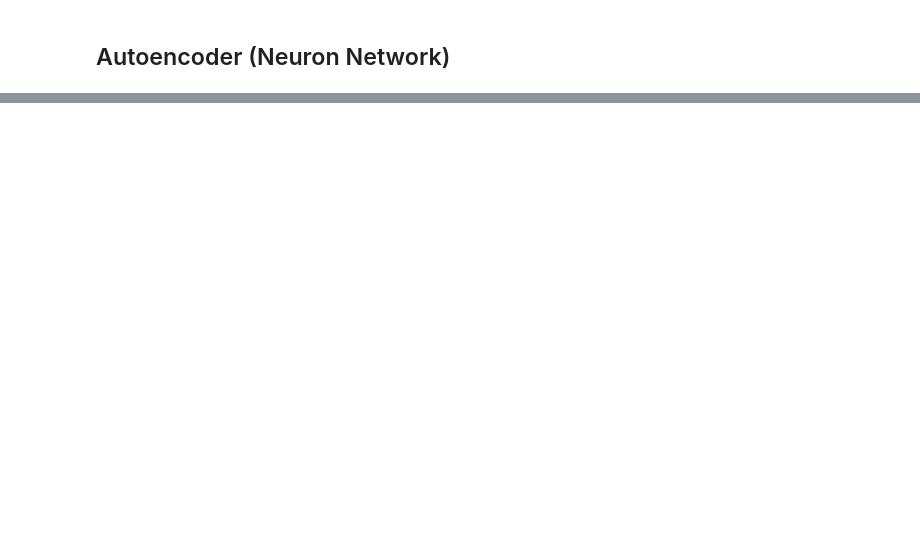
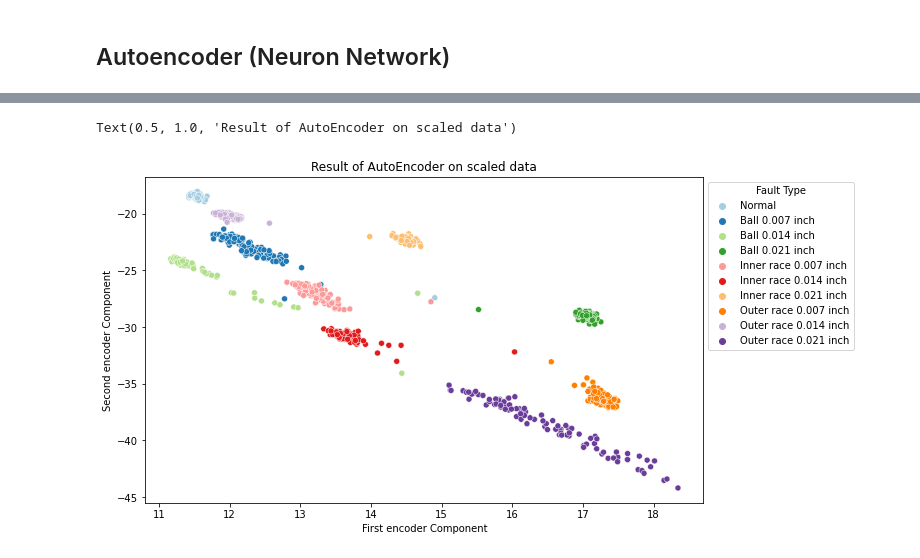
Before and after one commit to mrzhaojyi/Data-Driven-Anomaly-Detection, a Jupyter notebook: notebooks/unsupervised_ML.ipynb, the cells around one changed output, grey strips where cells are left out. Saved outputs shown, nothing was run; the diff lists cells and outputs as text; code cells hidden in the pictures; blank space fills up the shorter version.

```diff
--- a/notebooks/unsupervised_ML.ipynb
+++ b/notebooks/unsupervised_ML.ipynb
@@ -259,0 +343,14 @@ plt.show()
+# %%
+plt.figure(figsize=(10,6))
+sns.scatterplot(
+        x=encoded_imgs[:,0], y= encoded_imgs[:,1],
+        hue=fault_type,
+        palette=sns.color_palette("Paired",10),
+        data=pd.DataFrame(encoded_imgs))
+plt.legend(bbox_to_anchor=(1, 1), loc=2, title = "Fault Type")
+plt.xlabel("First encoder Component")
+plt.ylabel("Second encoder Component")
+plt.title("Result of AutoEncoder on scaled data")
+# %% [output]
+Text(0.5, 1.0, 'Result of AutoEncoder on scaled data')
+[figure, added]
```
Also changed, not shown: parts of 7 cells of this notebook, 4 other files.
